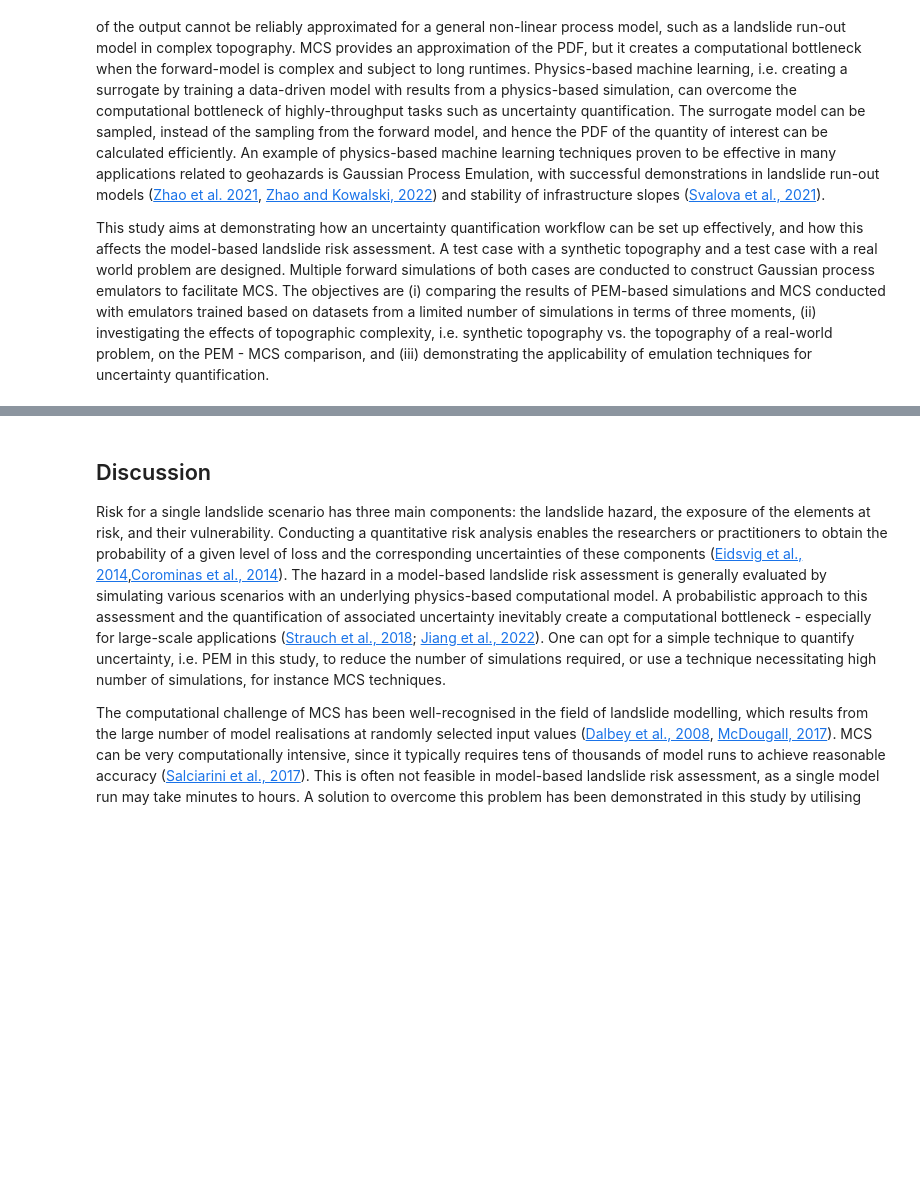
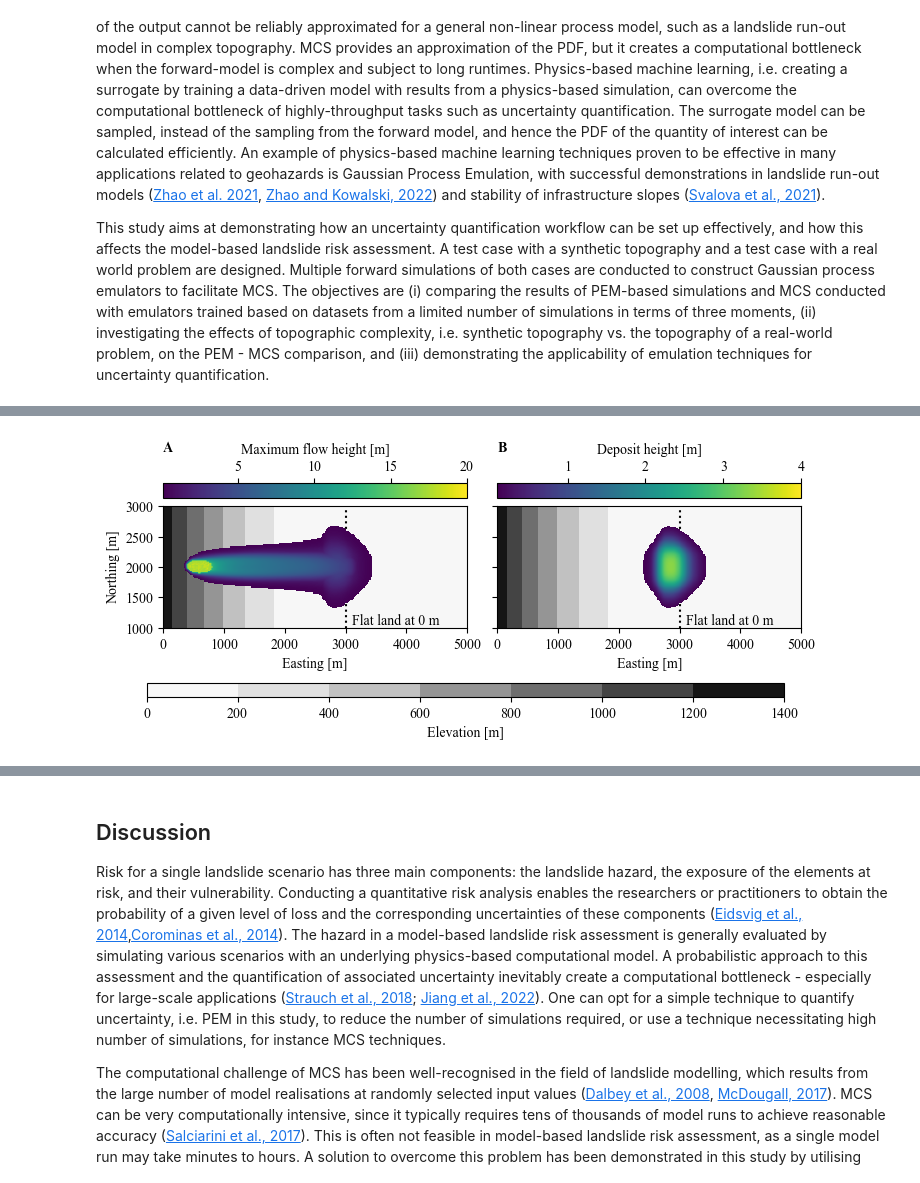
Before and after one commit to yildizanil/frontiers_yildizetal, a Jupyter notebook: yildiz_et_al_2023.ipynb, the cells around one changed output, grey strips where cells are left out. Saved outputs shown, nothing was run; the diff lists cells and outputs as text; code cells hidden in the pictures; blank space fills up the shorter version.

```diff
--- a/yildiz_et_al_2023.ipynb
+++ b/yildiz_et_al_2023.ipynb
@@ -103,0 +64,86 @@ Parameter combinations for MCS were sampled from truncated multivariate normal d
+# %%
+# plotting figure 1
+
+from frontiers_yildizetal.ravaflow import Simulations
+import matplotlib.pyplot as plt
+import rasterio
+import numpy as np
+from pkg_resources import resource_filename
+import matplotlib as mpl
+
+synth = Simulations('synth')
+
+path = 'files/raster/elev.tif'
+dem_path = resource_filename('frontiers_yildizetal', path)
+
+with rasterio.open(dem_path, 'r') as src:
+    dem = src.read(1)
+with rasterio.open(synth.data_import.raster_link('hmax'), 'r') as src:
+    hmax = src.read(1)
+    hmax_ma = np.ma.masked_where(hmax < 0.1, hmax, copy=True)
+with rasterio.open(synth.data_import.raster_link('hfin'), 'r') as src:
+    hfin = src.read(1)
+    hfin_ma = np.ma.masked_where(hfin < 0.1, hfin, copy=True)
+
+cmap = mpl.cm.Greys
+norm = mpl.colors.Normalize(vmin=0, vmax=1400)
+
+fig, ((ax1, ax2)) = plt.subplots(nrows=1, ncols=2)
+
+c_topo = ax1.contourf(
+    dem, extent=[0, 5000, 0, 4000], cmap='Greys', zorder=0, vmin=0, vmax=1400
+)
+ax1.vlines(x=3000, ymin=0, ymax=4000, zorder=0, color='k', linestyles='dotted')
+c1 = ax1.imshow(
+    hmax_ma, cmap='viridis', extent=[0, 5000, 0, 4000], zorder=1, vmin=0.1, vmax=20
+)
+fig.colorbar(
+    c1, ax=ax1, location='top', orientation='horizontal', label='Maximum flow height [m]'
+)
+
+fig.subplots_adjust(bottom=0.5)
+cbar_ax = fig.add_axes([0.05, 0, 0.90, 0.05])
+fig.colorbar(
+    c_topo,
+    cax=cbar_ax,
+    cmap=cmap,
+    norm=norm,
+    orientation='horizontal',
+    label='Elevation [m]',
+    shrink=0.36,
+)
+
+ax1.set_xlabel('Easting [m]')
+ax1.set_ylabel('Northing [m]')
+ax1.set_xticks(np.arange(0, 5001, 1000))
+ax1.set_yticks(np.arange(0, 5001, 500))
+ax1.set_xlim(0, 5000)
+ax1.set_ylim(1000, 3000)
+ax1.text(0, 3900, 'A', weight='bold')
+ax1.text(3100, 1000, 'Flat land at 0 m', ha='left', va='bottom')
+
+ax2.contourf(dem, extent=[0, 5000, 0, 4000], cmap='Greys', zorder=0, vmin=0, vmax=1400)
+ax2.vlines(x=3000, ymin=0, ymax=4000, zorder=0, color='k', linestyle='dotted')
+c2 = ax2.imshow(hfin_ma, cmap='viridis', extent=[0, 5000, 0, 4000], zorder=1, vmin=0.1, vmax=4)
+fig.colorbar(c2, ax=ax2, location='top', orientation='horizontal', label='Deposit height [m]')
+
+ax2.set_xlabel('Easting [m]')
+ax2.set_xticks(np.arange(0, 5001, 1000))
+ax2.set_yticks(np.arange(0, 5001, 500), labels=None)
+ax2.set_xlim(0, 5000)
+ax2.set_ylim(1000, 3000)
+ax2.axes.get_yaxis().set_ticklabels([])
+ax2.text(0, 3900, 'B', weight='bold')
+ax2.text(3100, 1000, 'Flat land at 0 m', ha='left', va='bottom')
+
+plt.rcParams['font.family'] = 'Times New Roman'
+plt.rcParams['font.size'] = 10
+plt.rcParams['figure.figsize'] = [18 / 2.54, 7 / 2.54]
+plt.tight_layout()
+plt.subplots_adjust(wspace=0.1)
+
+fig.set_rasterized(True)
+ax1.set_rasterized(True)
+ax2.set_rasterized(True)
+# %% [output]
+[figure, added]
```
Also changed, not shown: parts of 30 cells of this notebook, 4 other files.
